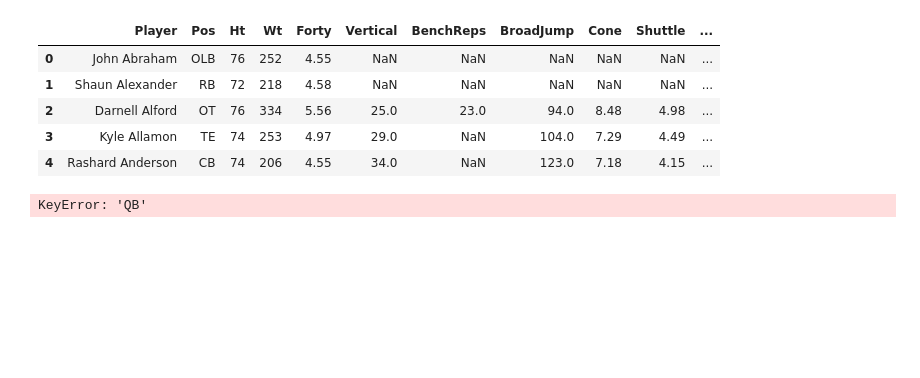
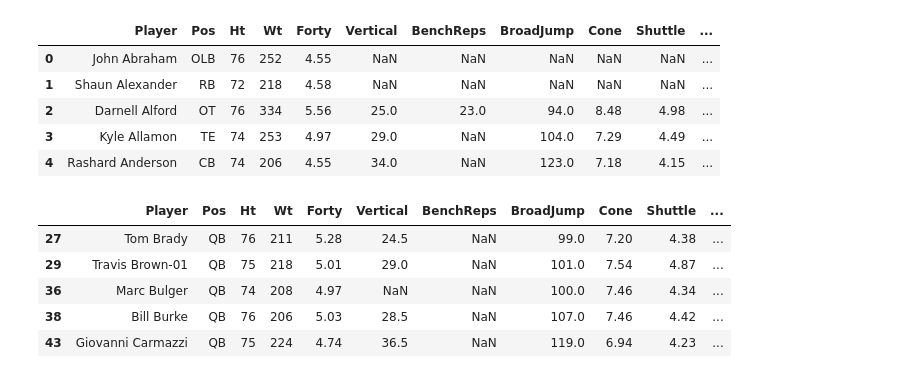
Before and after one commit to griffincosgrove/NFL_Draft_Data, a Jupyter notebook: data_analysis.ipynb, the cells around one changed output. Cells and saved outputs as stored; diff of their text form; code cells hidden in the pictures; blank space fills up the shorter version.

```diff
--- a/data_analysis.ipynb
+++ b/data_analysis.ipynb
@@ -27,7 +27,13 @@ df.head()
 | 2 | Darnell Alford | OT | 76 | 334 | 5.56 | 25.0 | 23.0 | 94.0 | 8.48 | 4.98 | ... |
 | 3 | Kyle Allamon | TE | 74 | 253 | 4.97 | 29.0 | NaN | 104.0 | 7.29 | 4.49 | ... |
 | 4 | Rashard Anderson | CB | 74 | 206 | 4.55 | 34.0 | NaN | 123.0 | 7.18 | 4.15 | ... |
-# %%
-df_qb = df.groupby()
-# %% [output]
-KeyError: 'QB'
+# %%
+qb_df = df[ df['Pos'] == 'QB']
+qb_df.head()
+# %% [output]
+|  | Player | Pos | Ht | Wt | Forty | Vertical | BenchReps | BroadJump | Cone | Shuttle | ... |
+| 27 | Tom Brady | QB | 76 | 211 | 5.28 | 24.5 | NaN | 99.0 | 7.20 | 4.38 | ... |
+| 29 | Travis Brown-01 | QB | 75 | 218 | 5.01 | 29.0 | NaN | 101.0 | 7.54 | 4.87 | ... |
+| 36 | Marc Bulger | QB | 74 | 208 | 4.97 | NaN | NaN | 100.0 | 7.46 | 4.34 | ... |
+| 38 | Bill Burke | QB | 76 | 206 | 5.03 | 28.5 | NaN | 107.0 | 7.46 | 4.42 | ... |
+| 43 | Giovanni Carmazzi | QB | 75 | 224 | 4.74 | 36.5 | NaN | 119.0 | 6.94 | 4.23 | ... |
```
Also changed, not shown: parts of 5 cells of this notebook.
